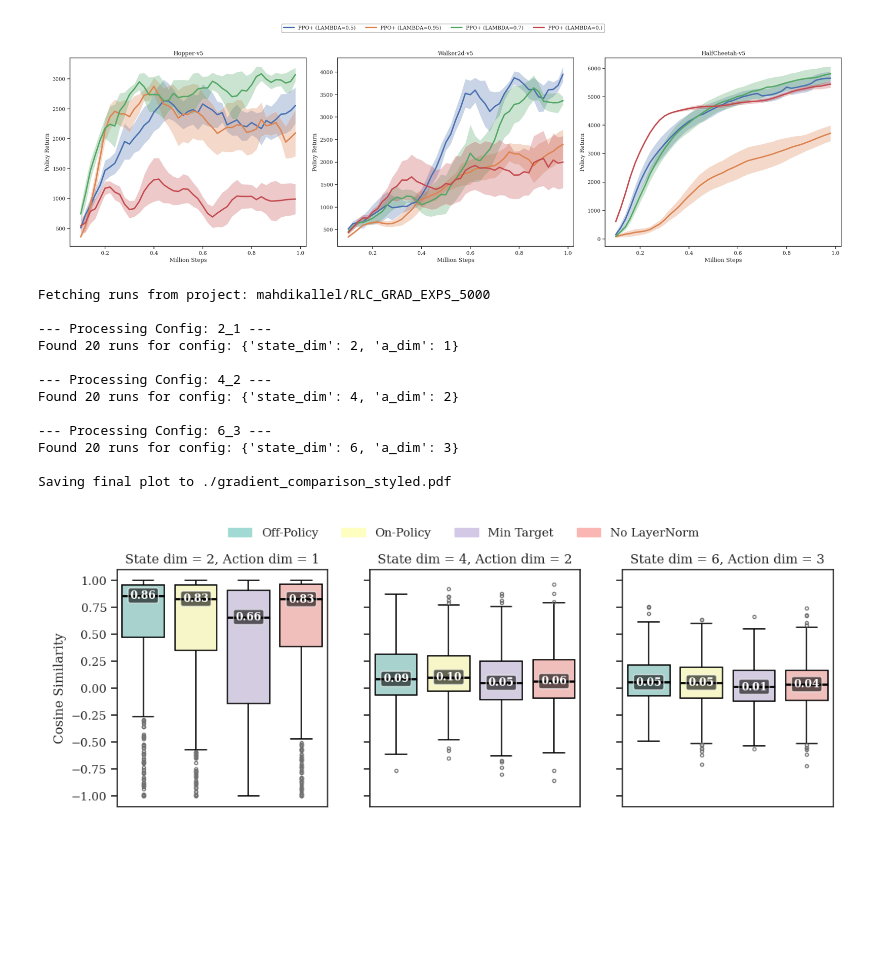
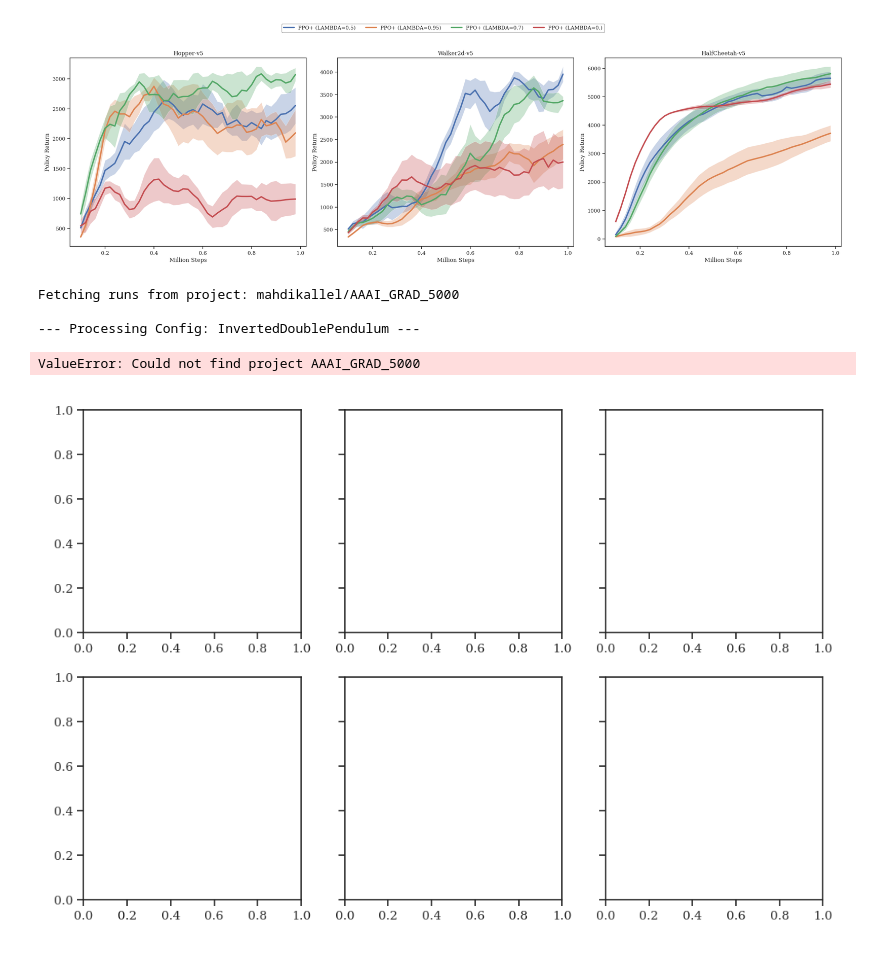
Before and after one commit to kallel-mahdi/supersac, a Jupyter notebook: notebooks/PLOTS.ipynb, the cells around one changed output. Cells and saved outputs as stored; diff of their text form; code cells hidden in the pictures; blank space fills up the shorter version.

```diff
--- a/notebooks/PLOTS.ipynb
+++ b/notebooks/PLOTS.ipynb
@@ -389,14 +389,17 @@ except wandb.errors.ApiException as e:
 
 # Define the W&B project path
 ENTITY = "mahdikallel"
-PROJECT = "RLC_GRAD_EXPS_5000"
+PROJECT = "AAAI_GRAD_5000"
 PROJECT_PATH = f"{ENTITY}/{PROJECT}"
 
 # Define the different configurations to plot. These will be our subplots.
 CONFIGS = {
-    "2_1": {"state_dim": 2, "a_dim": 1},
-    "4_2": {"state_dim": 4, "a_dim": 2},
-    "6_3": {"state_dim": 6, "a_dim": 3},
+    "InvertedDoublePendulum": {"env_name": "InvertedDoublePendulum-v5"},
+    "Hopper": {"env_name": "Hopper-v5"},
+    "Walker2d": {"env_name": "Walker2d-v5"},
+    "HalfCheetah": {"env_name": "HalfCheetah-v5"},
+    "Ant": {"env_name": "Ant-v5"},
+    "Humanoid": {"env_name": "Humanoid-v5"},
 }
 
 # Define the metrics to be extracted. The order here is important and must match
@@ -452,15 +455,15 @@ if __name__ == "__main__":
     # Set the overall theme to be simple and clean
     sns.set_theme(style="ticks", rc={"font.family": "serif"})
 
-    MAX_STEP_LIMIT = 1e6
+    MAX_STEP_LIMIT = 1_000_000
 
     # Create a figure with 3 subplots, arranged in 1 row and 3 columns
-    fig, axs = plt.subplots(1, 3, figsize=(12, 4), sharey=True)
+    fig, axs = plt.subplots(2, 3, figsize=(12, 8), sharey=True)
 
     print(f"Fetching runs from project: {PROJECT_PATH}")
 
     # Iterate through each configuration and its corresponding subplot axis
-    for ax, (config_name, config_params) in zip(axs, CONFIGS.items()):
+    for ax, (config_name, config_params) in zip(axs.flatten(), CONFIGS.items()):
         print(f"\n--- Processing Config: {config_name} ---")
 
         matching_runs = fetch_and_filter_runs(PROJECT_PATH, config_params)
@@ -503,7 +506,7 @@ if __name__ == "__main__":
             )
 
         # --- Subplot Styling ---
-        ax.set_title(f"State dim = {config_params['state_dim']}, Action dim = {config_params['a_dim']}", fontsize=12)
+        ax.set_title(f"Env name: {config_params['env_name']}", fontsize=12)
         # Remove x-axis labels and ticks as per the example
         ax.set_xlabel('')
         ax.set_xticks([])
@@ -513,50 +516,42 @@ if __name__ == "__main__":
     # --- Global Figure Styling ---
 
     # Set a shared y-axis label for the leftmost plot
-    axs[0].set_ylabel('Cosine Similarity', fontsize=12)
+    axs[0,0].set_ylabel('Cosine Similarity', fontsize=12)
 
     # Create custom legend handles (patches) for the categories
     legend_patches = [
         mpatches.Patch(color=color, label=label)
         for color, label in zip(CUSTOM_PALETTE, LEGEND_LABELS)
     ]
 
     # Add the shared, horizontal legend to the top of the figure
     fig.legend(
         handles=legend_patches,
         loc='upper center',
         bbox_to_anchor=(0.5, 1.05), # Position it above the plots
         ncol=len(LEGEND_LABELS),   # Make it horizontal
         frameon=False,             # No border around the legend
         fontsize=11
     )
 
     # handles, labels = axs[0,0].get_legend_handles_labels()
     # fig.legend(handles, labels, loc='upper center', ncol=len(LEGEND_LABELS), bbox_to_anchor=(0.5, 1.05))
 
     # # Adjust layout to prevent titles/labels from overlapping
     # plt.tight_layout(rect=[0, 0, 1, 0.95]) # Adjust rect to make space for the legend
 
     # Save the figure to a file
     output_path = "./gradient_comparison_styled.pdf"
     print(f"\nSaving final plot to {output_path}")
     plt.savefig(output_path, format="pdf", bbox_inches="tight")
 
     plt.show()
 # %% [output]
-Fetching runs from project: mahdikallel/RLC_GRAD_EXPS_5000
+Fetching runs from project: mahdikallel/AAAI_GRAD_5000
 
---- Processing Config: 2_1 ---
-Found 20 runs for config: {'state_dim': 2, 'a_dim': 1}
-
---- Processing Config: 4_2 ---
-Found 20 runs for config: {'state_dim': 4, 'a_dim': 2}
-
---- Processing Config: 6_3 ---
-Found 20 runs for config: {'state_dim': 6, 'a_dim': 3}
-
-Saving final plot to ./gradient_comparison_styled.pdf
+--- Processing Config: InvertedDoublePendulum ---
+ValueError: Could not find project AAAI_GRAD_5000
-[figure, old version]
+[figure, new version]
 # %%
 import pandas as pd
 import wandb
```
Also changed, not shown: parts of 1 cell of this notebook, 5 other files.
